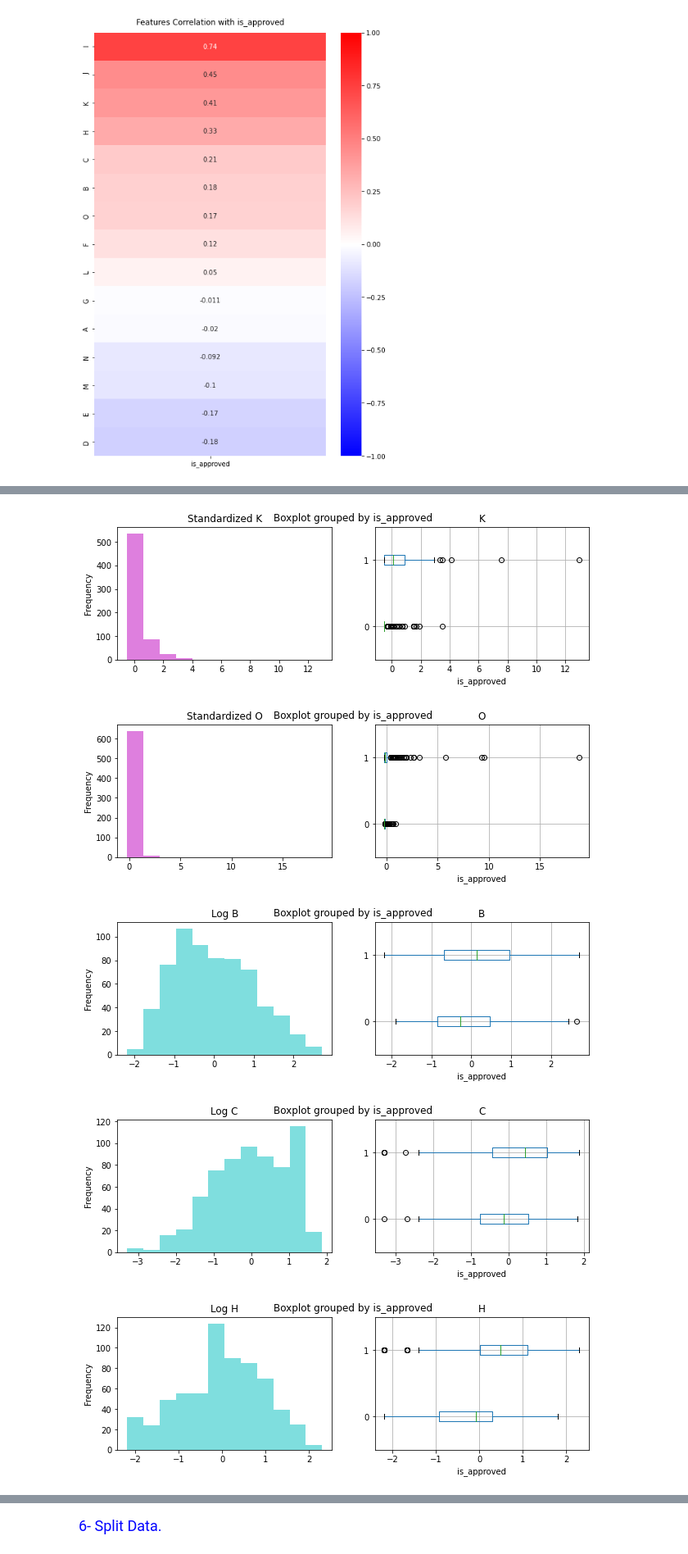
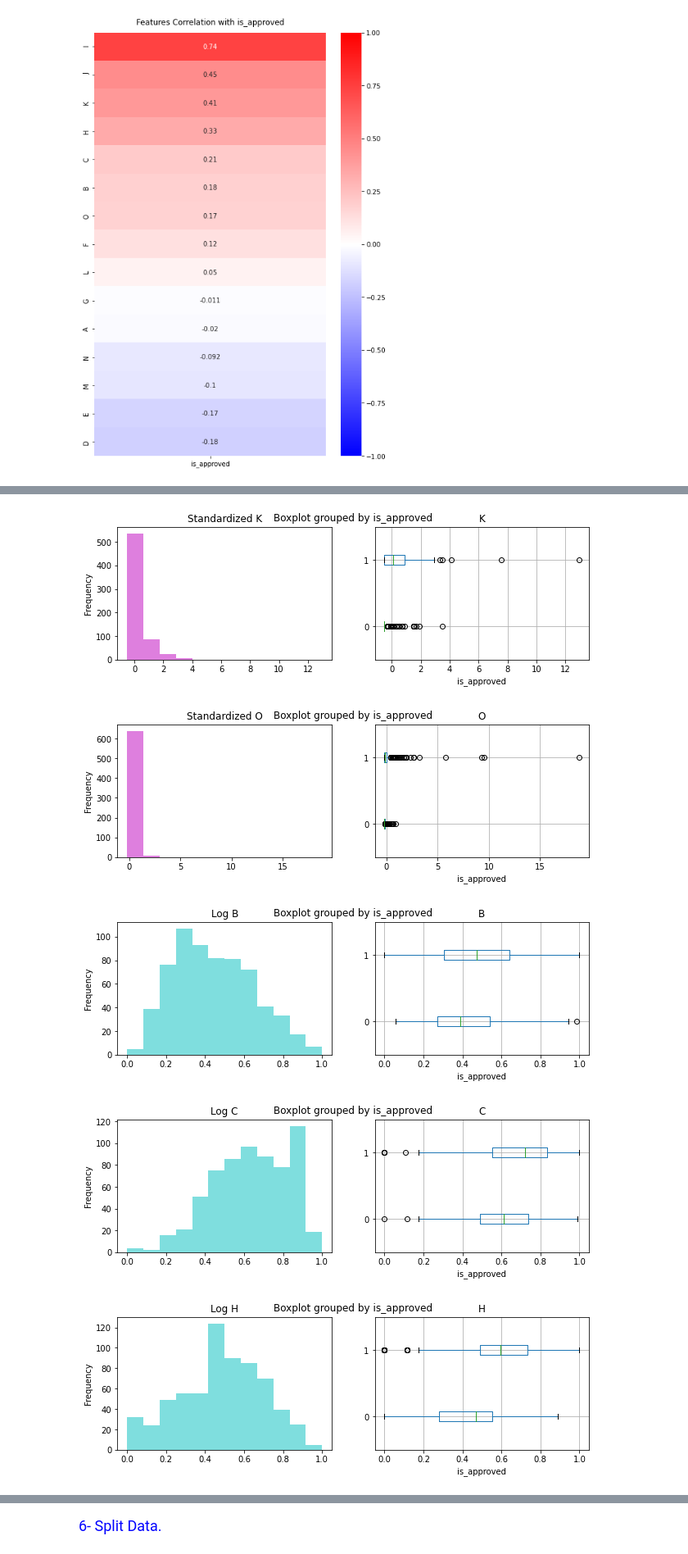
Before and after one commit to lebaz20/credit-approval-ml, a Jupyter notebook: project.ipynb, the cells around one changed output, grey strips where cells are left out. Shown at 82% size. Cells and saved outputs as stored; diff of their text form; code cells hidden in the pictures.

```diff
--- a/project.ipynb
+++ b/project.ipynb
@@ -679,7 +713,7 @@ datasetWithRemovedRowsStandTransformed = standTransform(datasetWithRemovedRowsSt
 
 datasetWithRemovedRowsLogTransformed = datasetWithRemovedRows.copy(deep=True)
 datasetWithRemovedRowsLogTransformed = logTransform(datasetWithRemovedRowsLogTransformed)
-datasetWithRemovedRowsLogTransformed = standTransform(datasetWithRemovedRowsLogTransformed)
+datasetWithRemovedRowsLogTransformed = normTransform(datasetWithRemovedRowsLogTransformed)
 
 testColumn = continuousDataColumns[0]
 
@@ -687,33 +721,33 @@ plt.figure(figsize=(15,3))
 plt.subplot(1, 3, 1)
 plt.title('Original '+testColumn)
 datasetWithRemovedRows[testColumn].plot.hist(bins=12, alpha=0.5)
 plt.subplot(1, 3, 2)
 plt.title('Normalized '+testColumn)
 datasetWithRemovedRowsNormTransformed[testColumn].plot.hist(bins=12, alpha=0.5)
 plt.subplot(1, 3, 3)
 plt.title('Standardized '+testColumn)
 datasetWithRemovedRowsStandTransformed[testColumn].plot.hist(bins=12, alpha=0.5)
 
 for column in continuousDataColumns:
     fig, axes = plt.subplots(ncols=2, figsize=(10, 3), sharey=False)
     plt.subplot(1, 2, 1)
     plt.title('Standardized '+column)
     datasetWithRemovedRowsStandTransformed[column].plot.hist(bins=12, alpha=0.5, color="m")
     datasetWithRemovedRowsStandTransformed.boxplot(column=column, by='is_approved', vert=False, rot=0, return_type='axes', ax=axes[1])
 
 for column in continuousDataColumns:
     fig, axes = plt.subplots(ncols=2, figsize=(10, 3), sharey=False)
     plt.subplot(1, 2, 1)
     plt.title('Log '+column)
     datasetWithRemovedRowsLogTransformed[column].plot.hist(bins=12, alpha=0.5, color="c")
     datasetWithRemovedRowsLogTransformed.boxplot(column=column, by='is_approved', vert=False, rot=0, return_type='axes', ax=axes[1])
 # %% [output]
 [figure]
 [figure]
 [figure]
 [figure]
 [figure]
 [figure]
-[figure, old version]
+[figure, new version]
-[figure, old version]
+[figure, new version]
-[figure, old version]
+[figure, new version]
```
Also changed, not shown: parts of 24 cells of this notebook, 1 other file.
